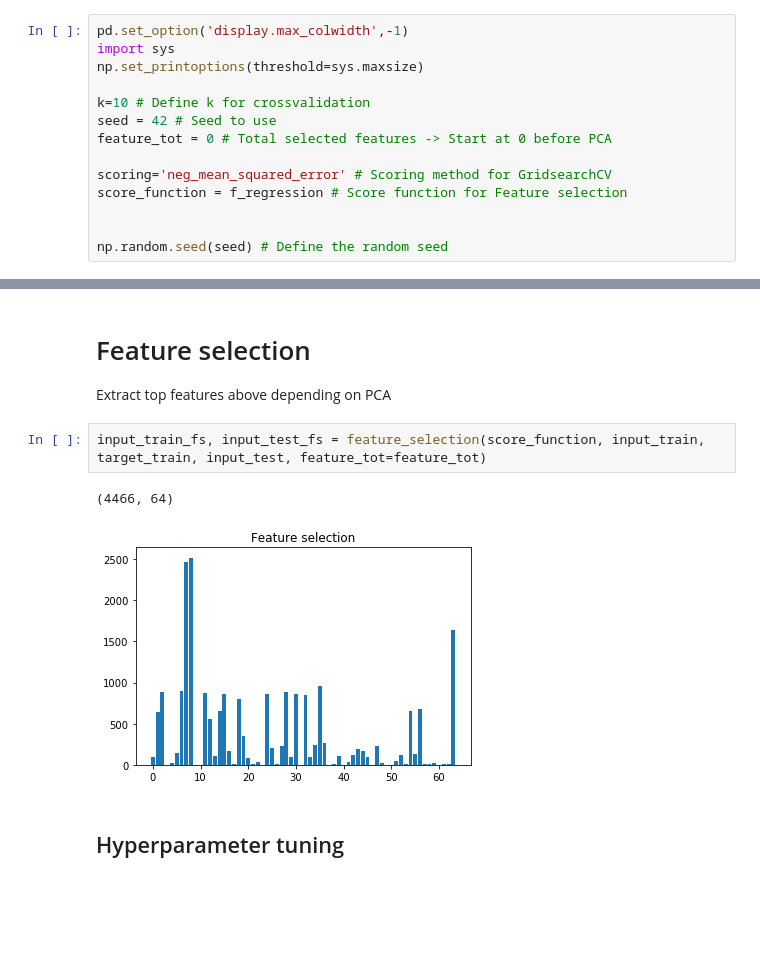
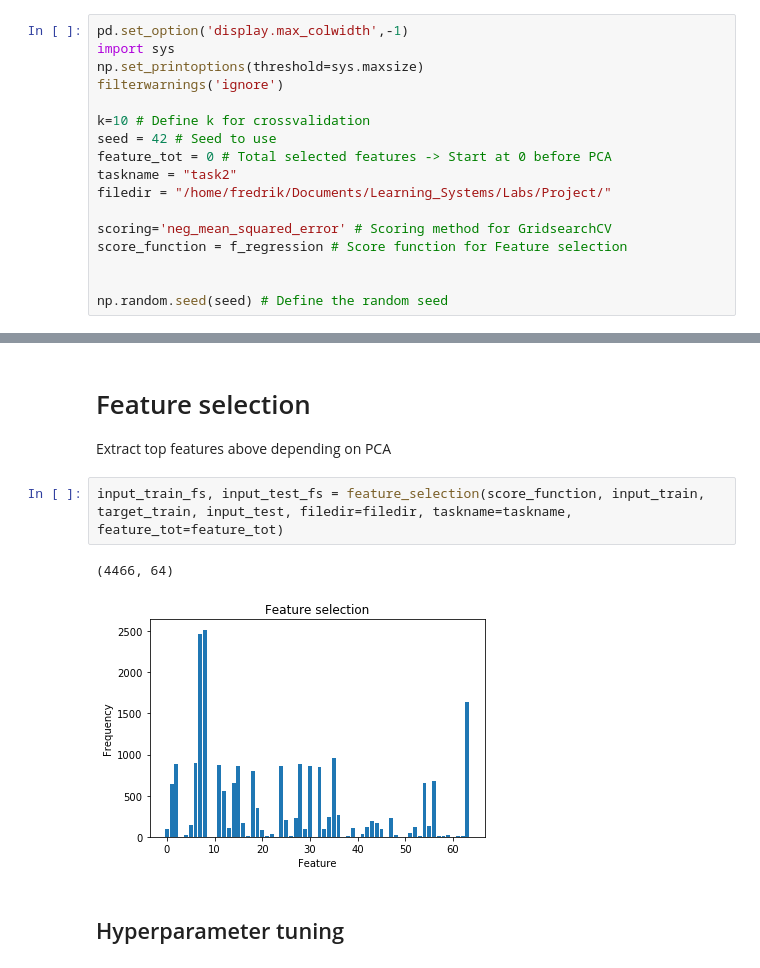
Before and after one commit to FredrikM97/Learning_systems, a Jupyter notebook: Labs/Project/task2.ipynb, the cells around one changed output, grey strips where cells are left out. Saved outputs shown, nothing was run; the diff lists cells and outputs as text; blank space fills up the shorter version.

```diff
--- a/Labs/Project/task2.ipynb
+++ b/Labs/Project/task2.ipynb
@@ -19,10 +22,13 @@ from sklearn.neural_network import MLPRegressor
 pd.set_option('display.max_colwidth',-1)
 import sys
 np.set_printoptions(threshold=sys.maxsize)
+filterwarnings('ignore')
 
 k=10 # Define k for crossvalidation
 seed = 42 # Seed to use
 feature_tot = 0 # Total selected features -> Start at 0 before PCA
+taskname = "task2"
+filedir = "/home/fredrik/Documents/Learning_Systems/Labs/Project/"
 
 scoring='neg_mean_squared_error' # Scoring method for GridsearchCV
 score_function = f_regression # Score function for Feature selection
@@ -128,10 +139,10 @@ plot_top_features(feature_tot,pca_input)
 # Feature selection
 Extract top features above depending on PCA
 # %%
-input_train_fs, input_test_fs = feature_selection(score_function, input_train, target_train, input_test, feature_tot=feature_tot)
+input_train_fs, input_test_fs = feature_selection(score_function, input_train, target_train, input_test, filedir=filedir, taskname=taskname, feature_tot=feature_tot)
 # %% [output]
 (4466, 64)
-[figure, old version]
+[figure, new version]
 # %% [markdown]
 ## Hyperparameter tuning
 # %%
```
Also changed, not shown: parts of 13 cells of this notebook, 43 other files.
